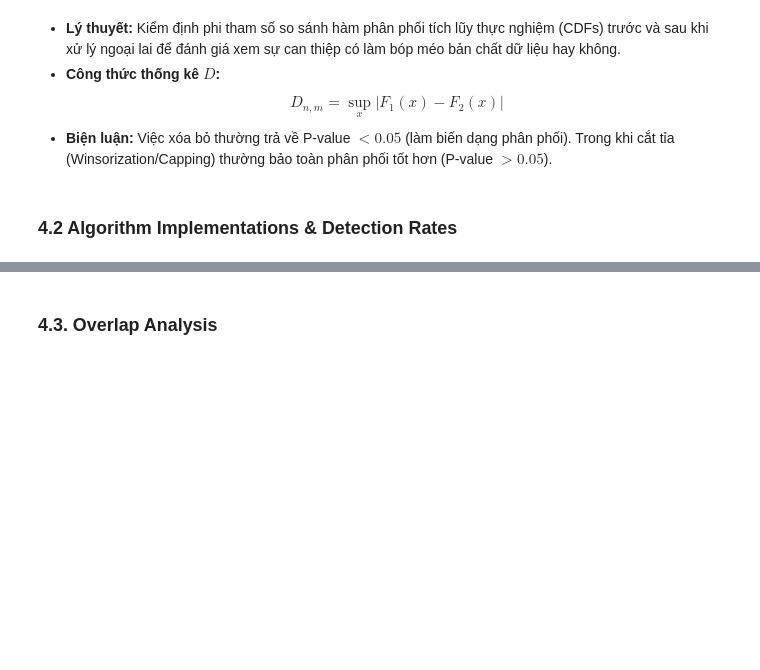
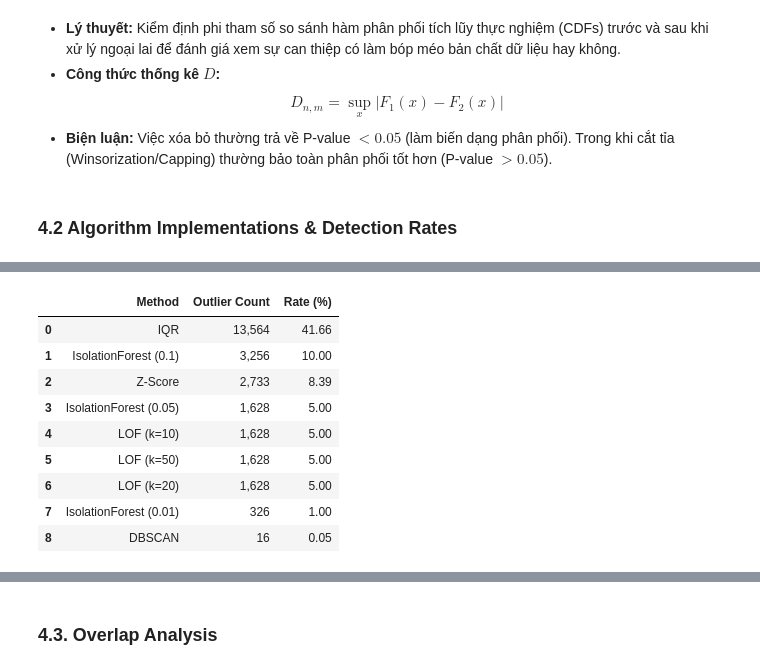
Before and after one commit to quanpro147/HCMUS-DataMining-Prj1, a Jupyter notebook: notebooks/04_preprocessing_tabular.ipynb, the cells around one changed output, grey strips where cells are left out. Saved outputs shown, nothing was run; the diff lists cells and outputs as text; code cells hidden in the pictures; blank space fills up the shorter version.

```diff
--- a/notebooks/04_preprocessing_tabular.ipynb
+++ b/notebooks/04_preprocessing_tabular.ipynb
@@ -328,0 +261,82 @@ for name, idx_set in outlier_dict.items():
+# %%
+# Feature selection
+outlier_features = [
+    'age', 'fnlwgt', 'education.num',
+    'capital.gain', 'capital.loss', 'hours.per.week'
+]
+
+# Memory optimization: downcasting to float32
+X = df_adult[outlier_features].dropna().astype(np.float32)
+n_samples = len(X)
+# Standardization (required for distance-based methods)
+scaler = StandardScaler()
+X_scaled = scaler.fit_transform(X).astype(np.float32)
+
+outlier_indices = {}
+
+# Z-score method (|Z| > 3)
+z_scores = np.abs(stats.zscore(X))
+outlier_indices['Z-Score'] = set(np.where((z_scores > 3).any(axis=1))[0])
+
+# IQR method (1.5 * IQR rule)
+Q1 = X.quantile(0.25)
+Q3 = X.quantile(0.75)
+IQR = Q3 - Q1
+iqr_mask = ((X < (Q1 - 1.5 * IQR)) | (X > (Q3 + 1.5 * IQR))).any(axis=1)
+outlier_indices['IQR'] = set(np.where(iqr_mask)[0])
+
+# Isolation Forest
+for contamination in [0.01, 0.05, 0.10]:
+    model = IsolationForest(
+        contamination=contamination,
+        random_state=42,
+        n_jobs=-1
+    )
+    preds = model.fit_predict(X)
+    outlier_indices[f'IsolationForest ({contamination})'] = set(np.where(preds == -1)[0])
+
+# Local Outlier Factor
+for n_neighbors in [10, 20, 50]:
+    model = LocalOutlierFactor(
+        n_neighbors=n_neighbors,
+        contamination=0.05,
+        algorithm='kd_tree',
+        leaf_size=50,
+        n_jobs=1
+    )
+    preds = model.fit_predict(X_scaled)
+    outlier_indices[f'LOF (k={n_neighbors})'] = set(np.where(preds == -1)[0])
+
+# DBSCAN (density-based clustering)
+dbscan = DBSCAN(
+    eps=2.5,
+    min_samples=10,
+    algorithm='kd_tree',
+    leaf_size=50,
+    n_jobs=1
+)
+preds = dbscan.fit_predict(X_scaled)
+outlier_indices['DBSCAN'] = set(np.where(preds == -1)[0])
+
+print("\tOUTLIER DETECTION SUMMARY")
+print(f"Total samples evaluated: {n_samples:,}\n")
+print(f"{'Method':<35} | {'# Outliers':<12} | {'Rate (%)':<10}")
+print("-" * 70)
+
+results = []
+for method, indices in outlier_indices.items():
+    count = len(indices)
+    rate = (count / n_samples) * 100
+    results.append((method, count, rate))
+    # print(f"{method:<35} | {count:<12,} | {rate:.2f}%")
+
+df_outlier_summary = pd.DataFrame(
+    results,
+    columns=['Method', 'Outlier Count', 'Rate (%)']
+).sort_values(by='Rate (%)', ascending=False).reset_index(drop=True)
+
+display(df_outlier_summary.style.format({
+    'Outlier Count': '{:,}',
+    'Rate (%)': '{:.2f}'
+}))
+# %% [output]
@@ -328,0 +348,10 @@ for name, idx_set in outlier_dict.items():
+|  | Method | Outlier Count | Rate (%) |
+| 0 | IQR | 13,564 | 41.66 |
+| 1 | IsolationForest (0.1) | 3,256 | 10.00 |
+| 2 | Z-Score | 2,733 | 8.39 |
+| 3 | IsolationForest (0.05) | 1,628 | 5.00 |
+| 4 | LOF (k=10) | 1,628 | 5.00 |
+| 5 | LOF (k=50) | 1,628 | 5.00 |
+| 6 | LOF (k=20) | 1,628 | 5.00 |
+| 7 | IsolationForest (0.01) | 326 | 1.00 |
+| 8 | DBSCAN | 16 | 0.05 |
```
Also changed, not shown: parts of 20 cells of this notebook.
